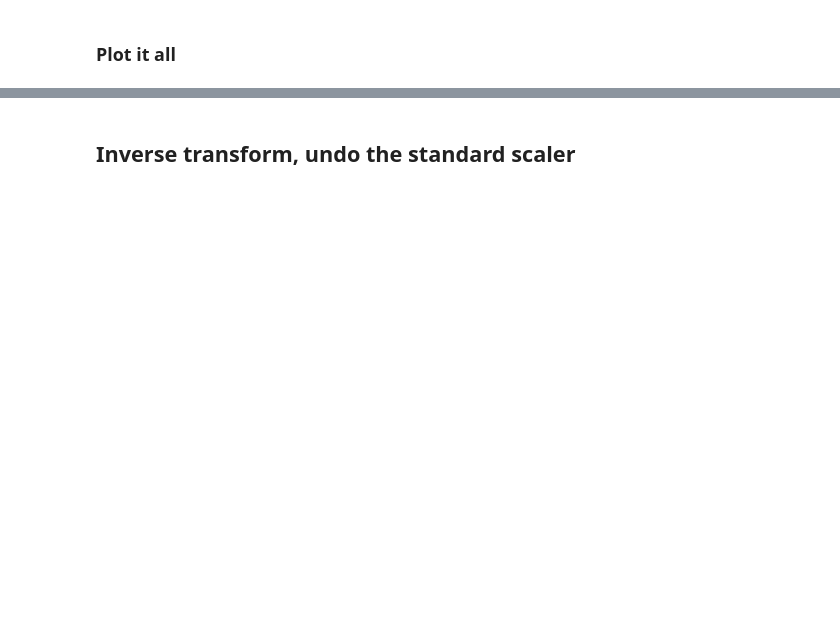
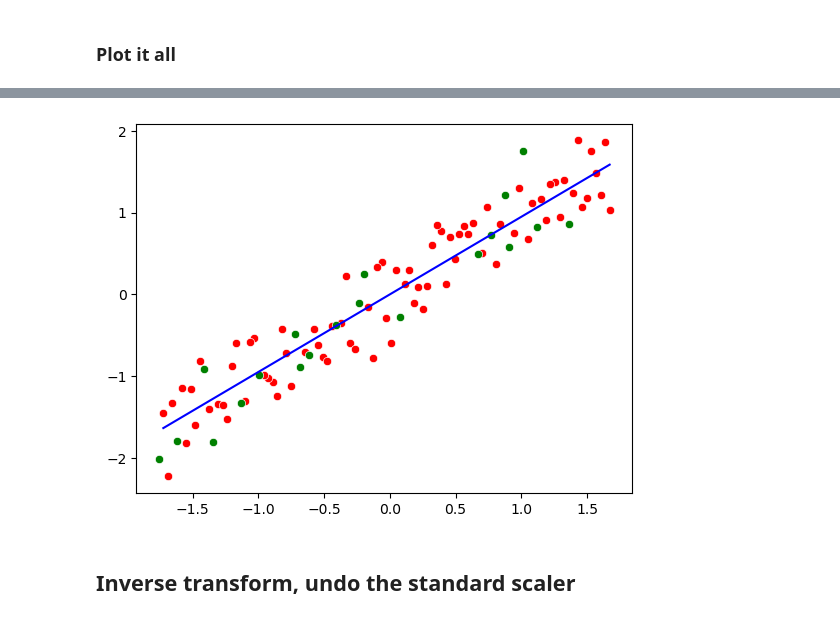
Before and after one commit to CNUClasses/DATA301_CODE, a Jupyter notebook: week_7/72_Linear_regression.ipynb, the cells around one changed output, grey strips where cells are left out. Saved outputs shown, nothing was run; the diff lists cells and outputs as text; code cells hidden in the pictures; blank space fills up the shorter version.

```diff
--- a/week_7/72_Linear_regression.ipynb
+++ b/week_7/72_Linear_regression.ipynb
@@ -183,7 +165,7 @@ Mean squared error for train: 0.09
 ### Plot it all
 # %%
 #plot points and linear regression line
-ax=sns.scatterplot(x=X_train.squeeze(), y=y_train.squeeze())
+ax=sns.scatterplot(x=X_train.squeeze(), y=y_train.squeeze(),color='red');
 ax=sns.scatterplot(x=X_test.squeeze(), y=y_test.squeeze(), color='green')
 ax=sns.lineplot(x=X_train.squeeze(), y=reg.predict(X_train).squeeze(),color='blue' )
 # %% [output]
@@ -191,3 +172,4 @@ ax=sns.lineplot(x=X_train.squeeze(), y=reg.predict(X_train).squeeze(),color='blu
+[figure, added]
 # %% [markdown]
 ## Inverse transform, undo the standard scaler
 # %%
```
Also changed, not shown: parts of 17 cells of this notebook, 1 other file.
